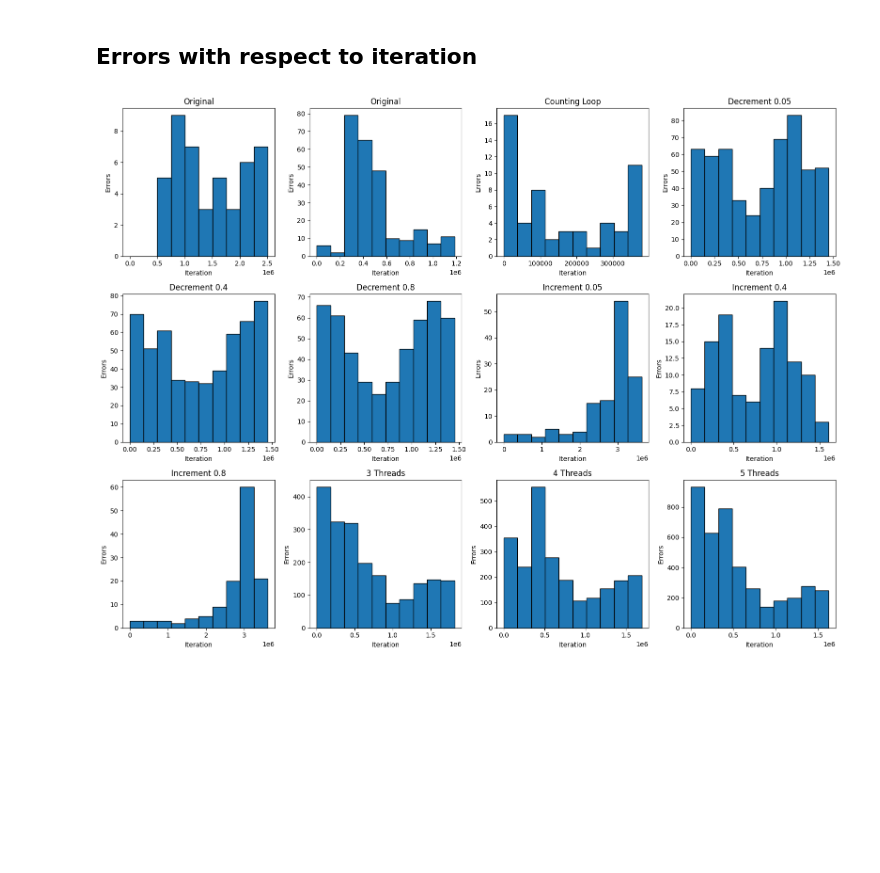
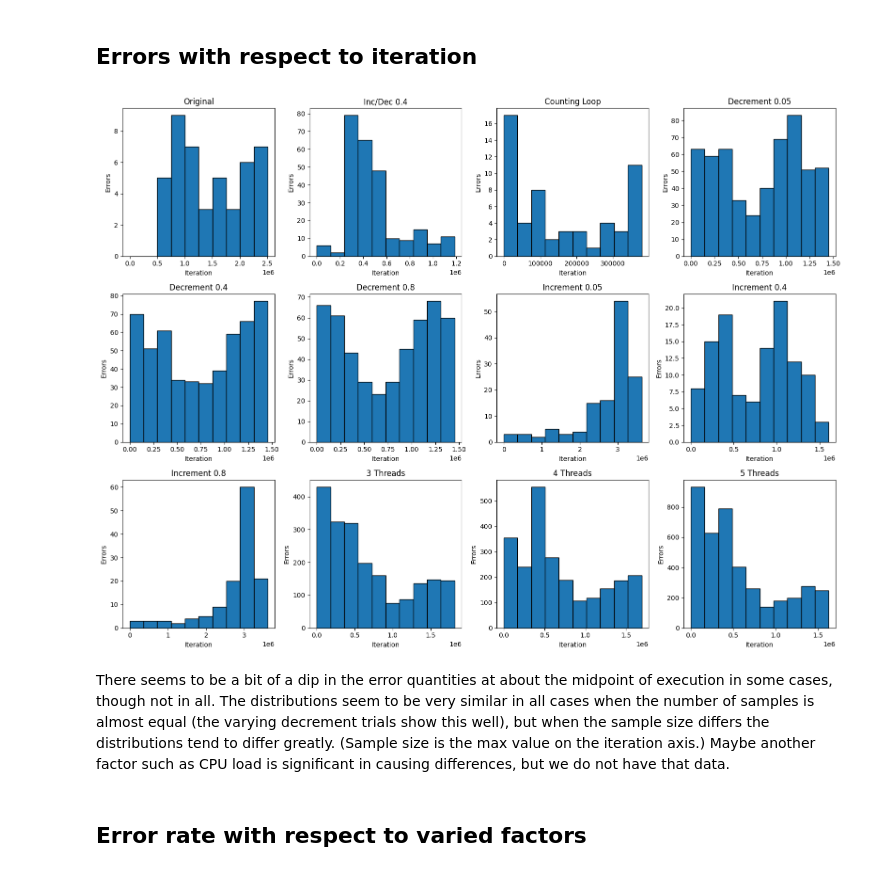
Before and after one commit to Lime029/pthread_mutex_lock-failures, a Jupyter notebook: Assignment 4 Analysis.ipynb, the cells around one changed output. Saved outputs shown, nothing was run; the diff lists cells and outputs as text; code cells hidden in the pictures; blank space fills up the shorter version.

```diff
--- a/Assignment 4 Analysis.ipynb
+++ b/Assignment 4 Analysis.ipynb
@@ -1,4 +1,17 @@
 # %%
 import pandas as pd
 import matplotlib.pyplot as plt
+# %%
+def get_df(file_name):
+    data = pd.read_csv(file_name, delimiter=' ', header=None)
+    data = data.drop(data.columns[-1], axis=1)
+    return data
+# %%
+frames = [get_df(file) for file in ['origCode.mutex','sameSleep0.4.mutex','countingLoop.mutex','dec0.05.mutex',
+                                    'out0.4.mutex','dec0.8.mutex','inc0.05.mutex','inc0.4.mutex','inc0.8.mutex',
+                                    'out3threads.mutex','out4threads.mutex','out5threads.mutex']]
+
+# Some extra data that should be deleted for these sets
+frames[10] = frames[10].dropna()
+frames[11] = frames[11].dropna()
 # %% [markdown]
@@ -58,35 +71,26 @@ plt.show()
 # %% [markdown]
 ## Errors with respect to iteration
 # %%
-def plot_error_freq_time(file_name, title, subplot, drop=False):
-    data = pd.read_csv(file_name, delimiter=' ', header=None)
-    data = data.drop(data.columns[-1], axis=1)
-    if drop:
-        data = data.dropna()
+def plot_error_freq_time(data, title, subplot):
     errors = data[(data != 0).any(axis=1)] # Not 0 0 (error)
     subplot.hist(errors.index, range=(0, len(data)), edgecolor='black')
     subplot.set_title(title)
     subplot.set_xlabel('Iteration')
     subplot.set_ylabel('Errors')
-# %%
-fig, axs = plt.subplots(3, 4, figsize=(16, 12))
-axs = axs.flatten()
-
-plot_error_freq_time('origCode.mutex', 'Original', axs[0]) # Inc. Section Sleep = 0.1, Dec. Section Sleep = 0.2, Threads = 2
-plot_error_freq_time('sameSleep0.4.mutex', 'Original', axs[1]) # Inc. Sec. Sleep = 0.4, Dec. Sec. Sleep = 0.4, Threads = 2
-# Each of the following change 1 variable from the original
-plot_error_freq_time('countingLoop.mutex', 'Counting Loop', axs[2]) # Loop instead of sleep function (same variables)
-plot_error_freq_time('dec0.05.mutex', 'Decrement 0.05', axs[3]) # Dec = 0.05
-plot_error_freq_time('out0.4.mutex', 'Decrement 0.4', axs[4]) # Dec = 0.4
-plot_error_freq_time('dec0.8.mutex', 'Decrement 0.8', axs[5]) # Dec = 0.8
-plot_error_freq_time('inc0.05.mutex', 'Increment 0.05', axs[6]) # Inc = 0.05
-plot_error_freq_time('inc0.4.mutex', 'Increment 0.4', axs[7]) # Inc = 0.4
-plot_error_freq_time('inc0.8.mutex', 'Increment 0.8', axs[8]) # Inc = 0.8
-plot_error_freq_time('out3threads.mutex', '3 Threads', axs[9]) # Threads = 3
-plot_error_freq_time('out4threads.mutex', '4 Threads', axs[10], drop=True) # Threads = 4
-plot_error_freq_time('out5threads.mutex', '5 Threads', axs[11], drop=True) # Threads = 5
-
-plt.tight_layout()
-plt.show()
-# %% [output]
-[figure, removed]
+# %%
+fig, axs = plt.subplots(3, 4, figsize=(16, 12))
+axs = axs.flatten()
+
+names = ['Original', 'Inc/Dec 0.4', 'Counting Loop', 'Decrement 0.05', 'Decrement 0.4', 'Decrement 0.8', 'Increment 0.05',
+         'Increment 0.4', 'Increment 0.8', '3 Threads', '4 Threads', '5 Threads']
+for i in range(12):
+    plot_error_freq_time(frames[i], names[i], axs[i])
+
+plt.tight_layout()
+plt.show()
+# %% [output]
+[figure, added]
+# %% [markdown]
+There seems to be a bit of a dip in the error quantities at about the midpoint of execution in some cases, though not in all. The distributions seem to be very similar in all cases when the number of samples is almost equal (the varying decrement trials show this well), but when the sample size differs the distributions tend to differ greatly. (Sample size is the max value on the iteration axis.) Maybe another factor such as CPU load is significant in causing differences, but we do not have that data.
+# %% [markdown]
+## Error rate with respect to varied factors
```
Also changed, not shown: parts of 7 cells of this notebook.
